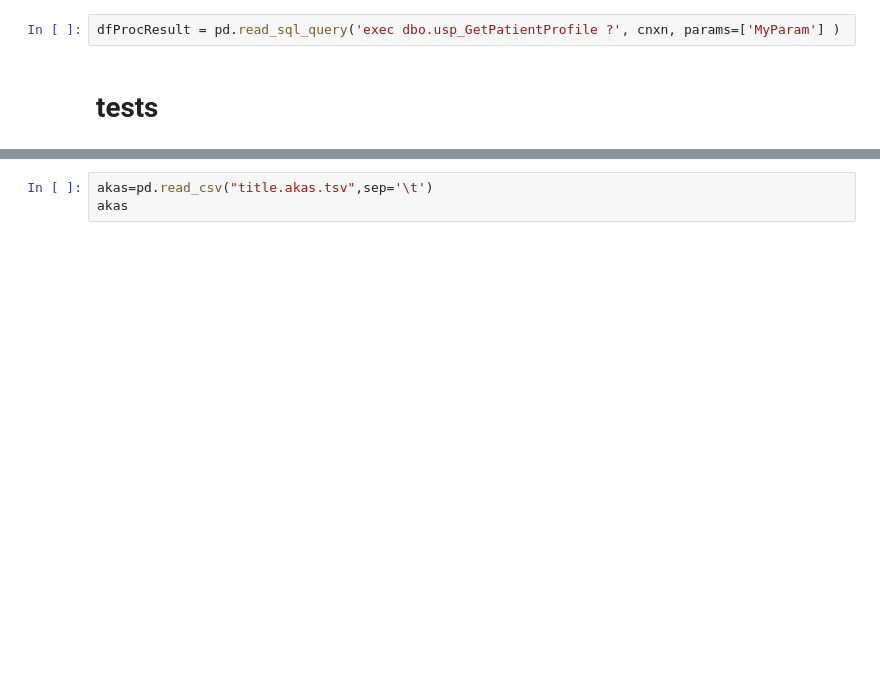
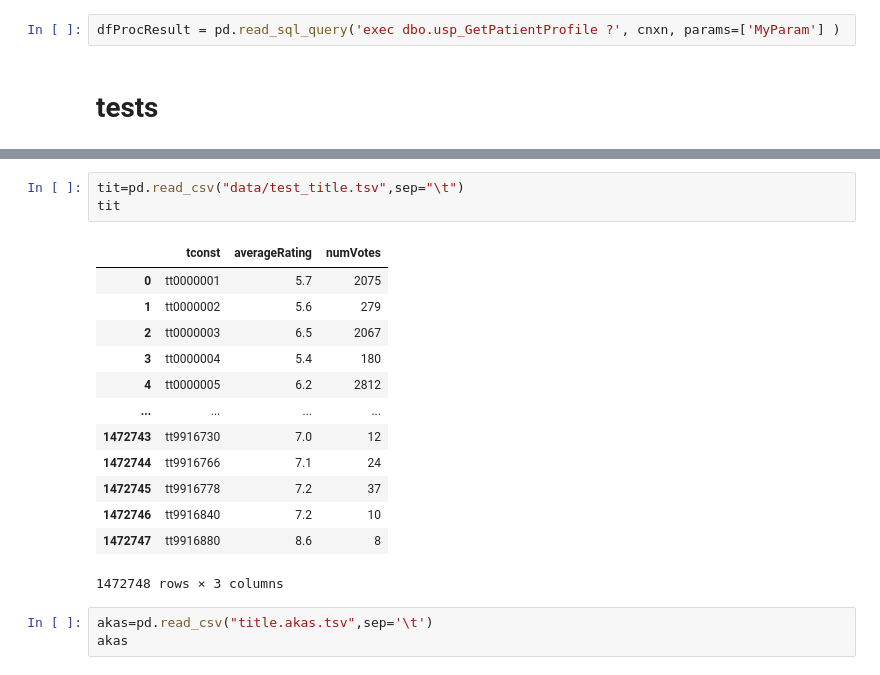
Before and after one commit to Thelmaxx/Eurimages_scraping, a Jupyter notebook: tests_not_clean.ipynb, the cells around one changed output, grey strips where cells are left out. Drawn from its saved outputs; the diff is of its cells as text; blank space fills up the shorter version.

```diff
--- a/tests_not_clean.ipynb
+++ b/tests_not_clean.ipynb
@@ -2336,3 +2373,20 @@ dfProcResult = pd.read_sql_query('exec dbo.usp_GetPatientProfile ?', cnxn, param
+# %%
+tit=pd.read_csv("data/test_title.tsv",sep="\t")
+tit
+# %% [output]
+|  | tconst | averageRating | numVotes |
+| 0 | tt0000001 | 5.7 | 2075 |
+| 1 | tt0000002 | 5.6 | 279 |
+| 2 | tt0000003 | 6.5 | 2067 |
+| 3 | tt0000004 | 5.4 | 180 |
+| 4 | tt0000005 | 6.2 | 2812 |
+| ... | ... | ... | ... |
+| 1472743 | tt9916730 | 7.0 | 12 |
+| 1472744 | tt9916766 | 7.1 | 24 |
+| 1472745 | tt9916778 | 7.2 | 37 |
+| 1472746 | tt9916840 | 7.2 | 10 |
+| 1472747 | tt9916880 | 8.6 | 8 |
+1472748 rows × 3 columns
 # %%
 akas=pd.read_csv("title.akas.tsv",sep='\t')
 akas
```
Also changed, not shown: parts of 3 cells of this notebook, 4 other files.
